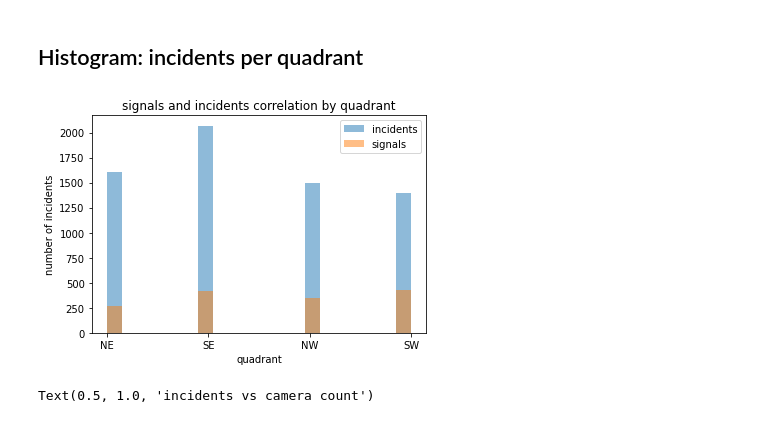
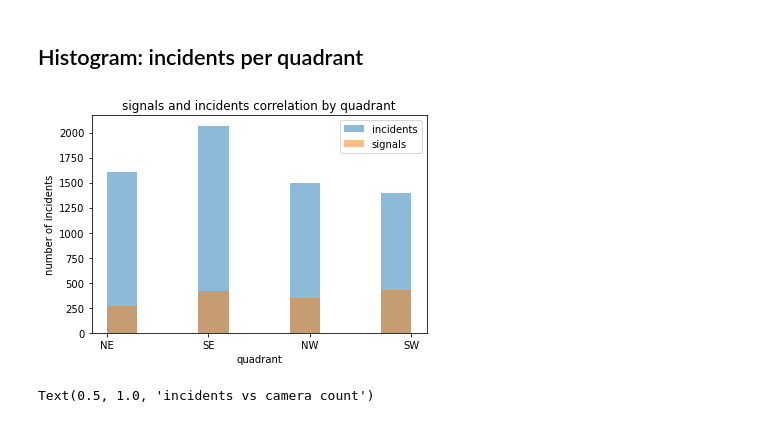
Before and after one commit to Karenzhang7717/ENSF592_YYC_Project, a Jupyter notebook: Phase II/Traffic incidents.ipynb, the cells around one changed output. Drawn from its saved outputs; the diff is of its cells as text; code cells hidden in the pictures.

```diff
--- a/Phase II/Traffic incidents.ipynb
+++ b/Phase II/Traffic incidents.ipynb
@@ -302,16 +302,16 @@ sns.heatmap(corr_matrix, mask=mask, annot=True, fmt='.2f')
 remove_list = ['N','S','E']
 signals = signals[~signals['QUADRANT'].isin(remove_list)]
 # %%
-plt.hist(incidents['quadrant'],alpha=0.5,bins=20,label='incidents')
-plt.hist(signals['QUADRANT'],alpha=0.5,bins=20,label='signals')
+plt.hist(incidents['quadrant'],alpha=0.5,label='incidents')
+plt.hist(signals['QUADRANT'],alpha=0.5,label='signals')
 plt.legend(loc='upper right')
 plt.title('signals and incidents correlation by quadrant')
 plt.xlabel('quadrant')
 plt.ylabel('number of incidents')
 
 plt.show()
 # %% [output]
-[figure, old version]
+[figure, new version]
 # %%
 #incidents vs camera count
 
```
